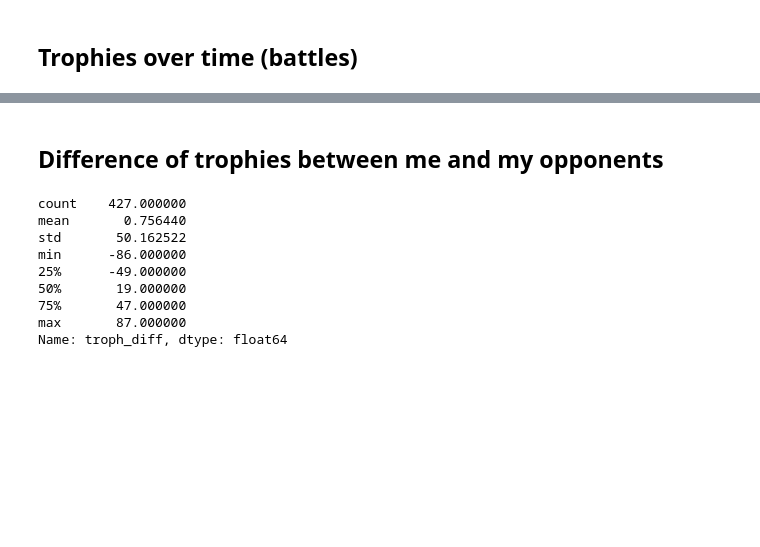
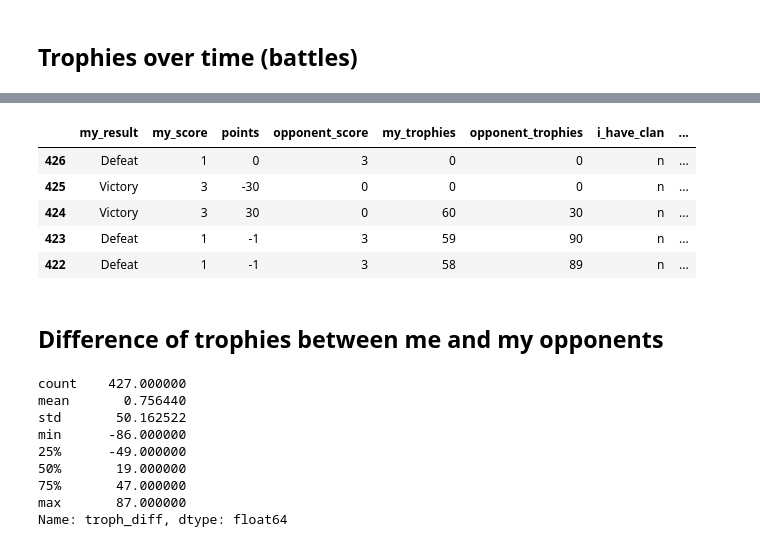
Before and after one commit to jvicentem/clashroyale-stats, a Jupyter notebook: report/My_Clash_Royale_Report.ipynb, the cells around one changed output, grey strips where cells are left out. Cells and saved outputs as stored; diff of their text form; code cells hidden in the pictures; blank space fills up the shorter version.

```diff
--- a/report/My_Clash_Royale_Report.ipynb
+++ b/report/My_Clash_Royale_Report.ipynb
@@ -62,3 +67,12 @@ df.describe()
+# %%
+df.head()
+# %% [output]
+|  | my_result | my_score | points | opponent_score | my_trophies | opponent_trophies | i_have_clan | ... |
+| 426 | Defeat | 1 | 0 | 3 | 0 | 0 | n | ... |
+| 425 | Victory | 3 | -30 | 0 | 0 | 0 | n | ... |
+| 424 | Victory | 3 | 30 | 0 | 60 | 30 | n | ... |
+| 423 | Defeat | 1 | -1 | 3 | 59 | 90 | n | ... |
+| 422 | Defeat | 1 | -1 | 3 | 58 | 89 | n | ... |
 # %% [markdown]
 ## Difference of trophies between me and my opponents
 # %%
```
Also changed, not shown: parts of 4 cells of this notebook.
